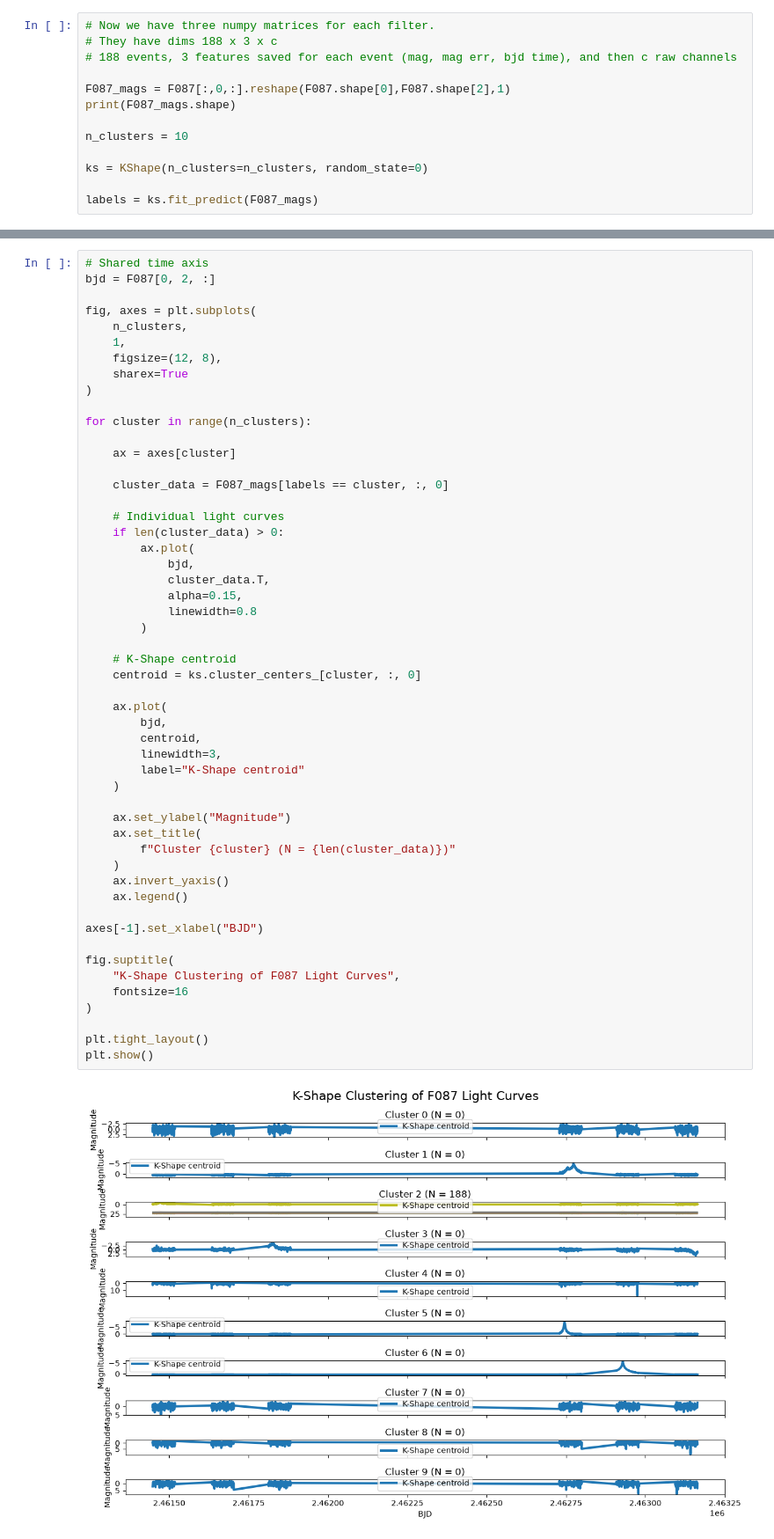
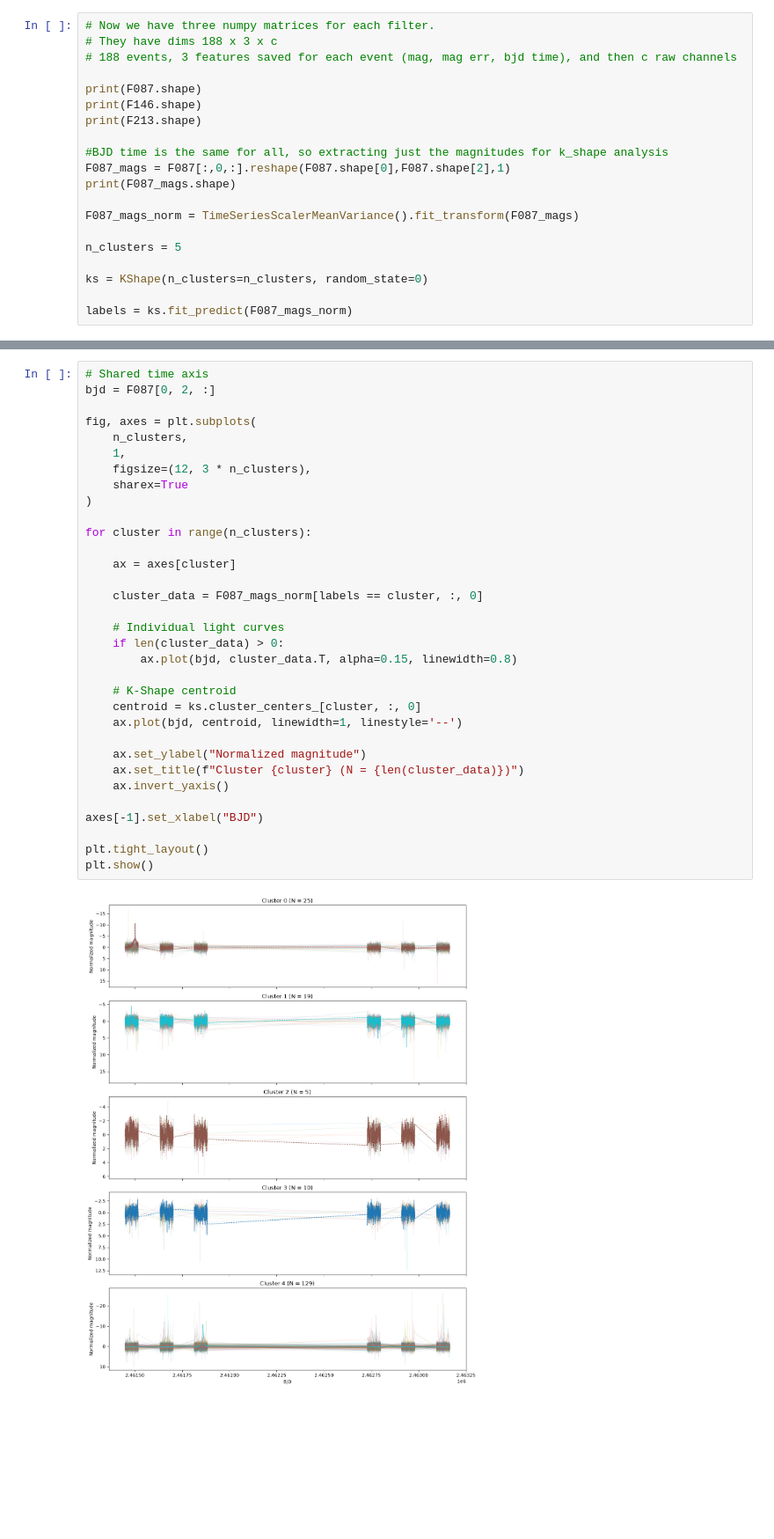
Before and after one commit to agastiyo/roman-data-challenge-uiuc, a Jupyter notebook: src/agastya_mathew_anuva/k_shape.ipynb, the cells around one changed output, grey strips where cells are left out. Shown at 88% size. Cells and saved outputs as stored; diff of their text form; blank space fills up the shorter version.

Commit message:
Anomaly detection + analysis

```diff
--- a/src/agastya_mathew_anuva/k_shape.ipynb
+++ b/src/agastya_mathew_anuva/k_shape.ipynb
@@ -49,12 +44,19 @@ Index(['name', 'l_deg', 'b_deg', 'ra_deg', 'dec_deg', 'bjd', 'filt', 'mag',
 # They have dims 188 x 3 x c
 # 188 events, 3 features saved for each event (mag, mag err, bjd time), and then c raw channels
 
+print(F087.shape)
+print(F146.shape)
+print(F213.shape)
+
+#BJD time is the same for all, so extracting just the magnitudes for k_shape analysis
 F087_mags = F087[:,0,:].reshape(F087.shape[0],F087.shape[2],1)
 print(F087_mags.shape)
 
-n_clusters = 10
+F087_mags_norm = TimeSeriesScalerMeanVariance().fit_transform(F087_mags)
+
+n_clusters = 5
 
 ks = KShape(n_clusters=n_clusters, random_state=0)
 
-labels = ks.fit_predict(F087_mags)
+labels = ks.fit_predict(F087_mags_norm)
 # %% [output]
@@ -62,54 +67,35 @@ labels = ks.fit_predict(F087_mags)
 # %%
 # Shared time axis
 bjd = F087[0, 2, :]
 
 fig, axes = plt.subplots(
     n_clusters,
     1,
-    figsize=(12, 8),
+    figsize=(12, 3 * n_clusters),
     sharex=True
 )
 
 for cluster in range(n_clusters):
 
     ax = axes[cluster]
 
-    cluster_data = F087_mags[labels == cluster, :, 0]
+    cluster_data = F087_mags_norm[labels == cluster, :, 0]
 
     # Individual light curves
     if len(cluster_data) > 0:
-        ax.plot(
-            bjd,
-            cluster_data.T,
-            alpha=0.15,
-            linewidth=0.8
-        )
+        ax.plot(bjd, cluster_data.T, alpha=0.15, linewidth=0.8)
 
     # K-Shape centroid
     centroid = ks.cluster_centers_[cluster, :, 0]
+    ax.plot(bjd, centroid, linewidth=1, linestyle='--')
 
-    ax.plot(
-        bjd,
-        centroid,
-        linewidth=3,
-        label="K-Shape centroid"
-    )
-
-    ax.set_ylabel("Magnitude")
-    ax.set_title(
-        f"Cluster {cluster} (N = {len(cluster_data)})"
-    )
+    ax.set_ylabel("Normalized magnitude")
+    ax.set_title(f"Cluster {cluster} (N = {len(cluster_data)})")
     ax.invert_yaxis()
-    ax.legend()
 
 axes[-1].set_xlabel("BJD")
 
-fig.suptitle(
-    "K-Shape Clustering of F087 Light Curves",
-    fontsize=16
-)
-
 plt.tight_layout()
 plt.show()
 # %% [output]
-[figure, old version]
+[figure, new version]
```
Also changed, not shown: parts of 2 cells of this notebook, 1 other file.
